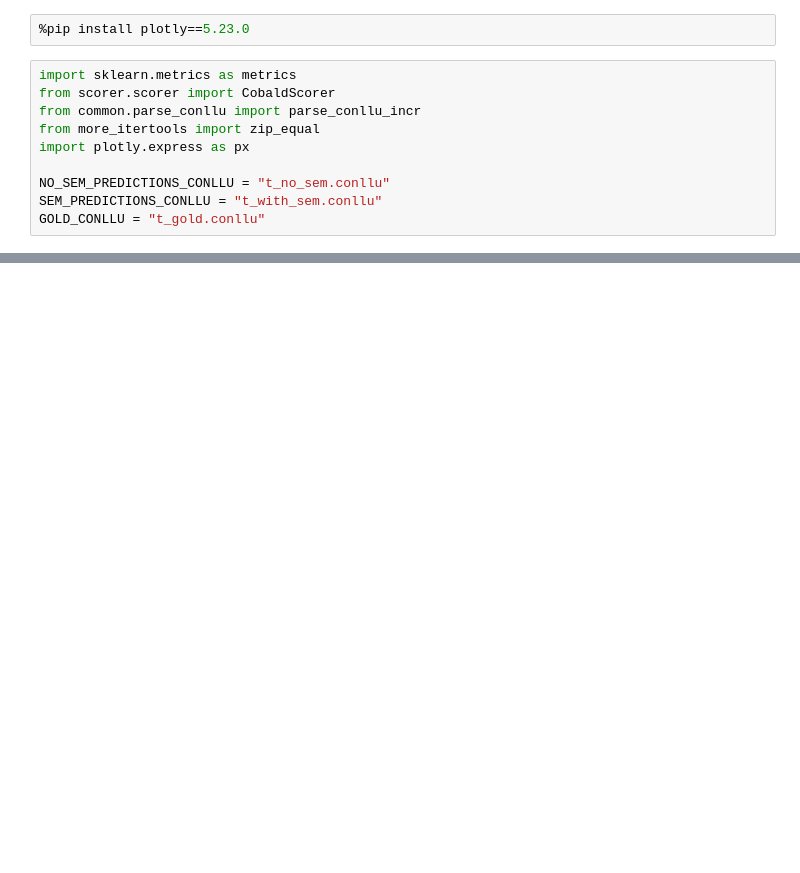
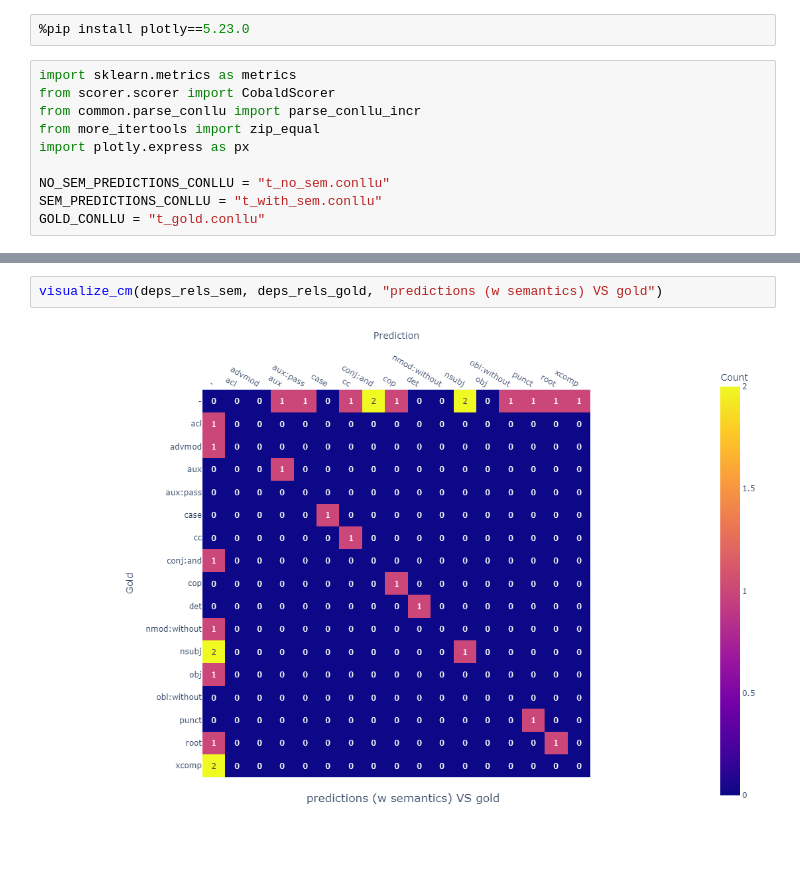
Before and after one commit to CobaldAnnotation/CobaldParser, a Jupyter notebook: evaluate/deps_rels_confusion.ipynb, the cells around one changed output, grey strips where cells are left out. Drawn from its saved outputs; the diff is of its cells as text; blank space fills up the shorter version.

```diff
--- a/evaluate/deps_rels_confusion.ipynb
+++ b/evaluate/deps_rels_confusion.ipynb
@@ -70,0 +90,4 @@ fig.show()
+# %%
+visualize_cm(deps_rels_sem, deps_rels_gold, "predictions (w semantics) VS gold")
+# %% [output]
+[figure, added]
```
Also changed, not shown: parts of 4 cells of this notebook.
